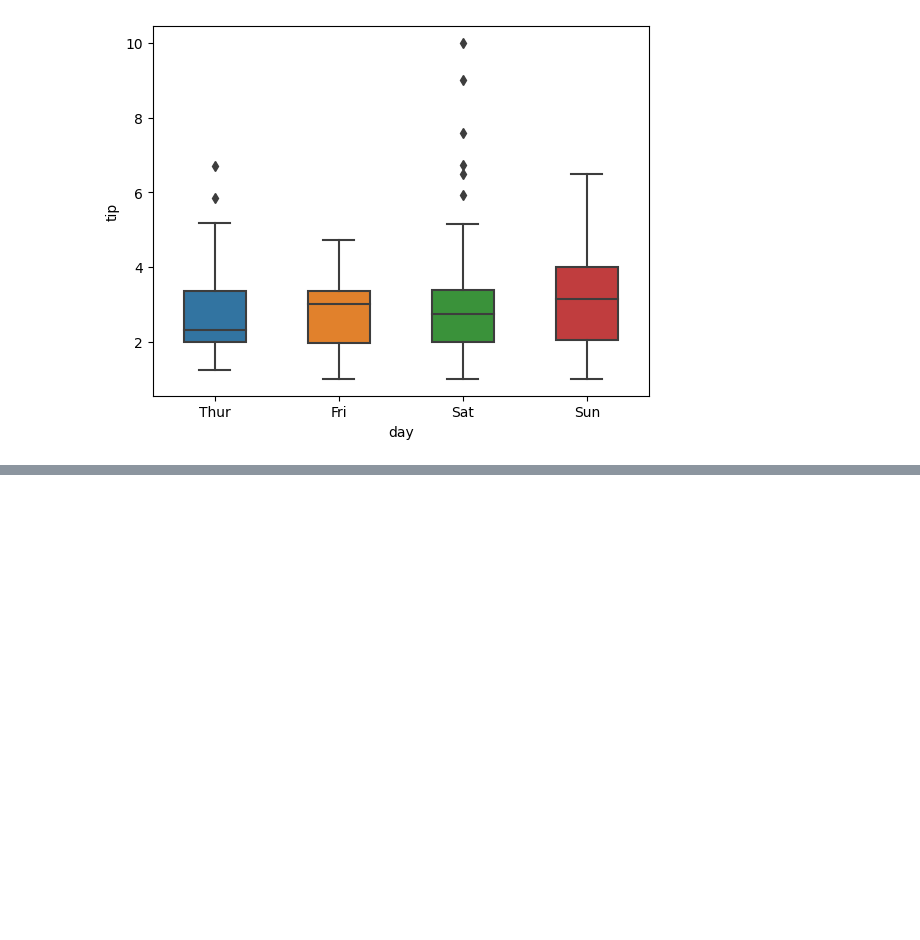
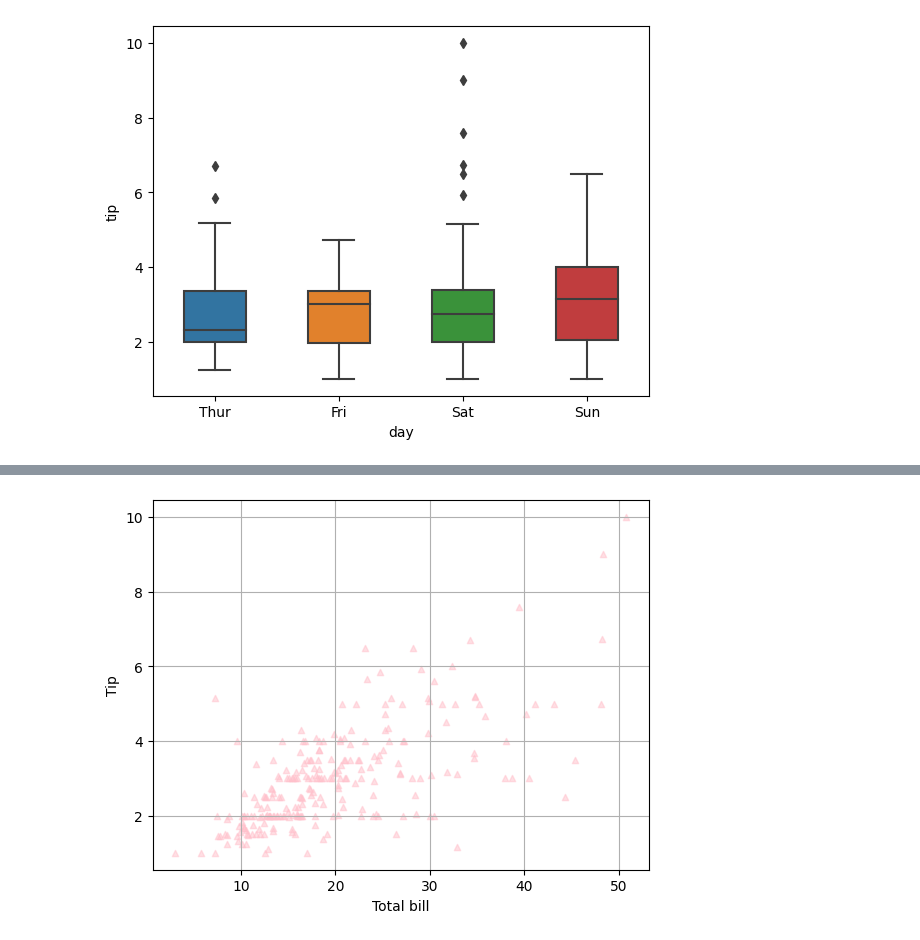
Before and after one commit to SuJeKim/Python-colab, a Jupyter notebook: py16_matplotlib.ipynb, the cells around one changed output, grey strips where cells are left out. Drawn from its saved outputs; the diff is of its cells as text; code cells hidden in the pictures; blank space fills up the shorter version.

```diff
--- a/py16_matplotlib.ipynb
+++ b/py16_matplotlib.ipynb
@@ -426,0 +442,11 @@ plt.show()
+# %%
+# tip ~ total_bill 상관관계(y ~ x)
+plt.scatter(x= tips.total_bill,y=tips.tip, alpha= 0.5, s=20, c='pink', marker='^')
+
+plt.grid()
+plt.xlabel('Total bill')
+plt.ylabel('Tip')
+
+plt.show()
+# %% [output]
+[figure, added]
```
Also changed, not shown: parts of 18 cells of this notebook.
